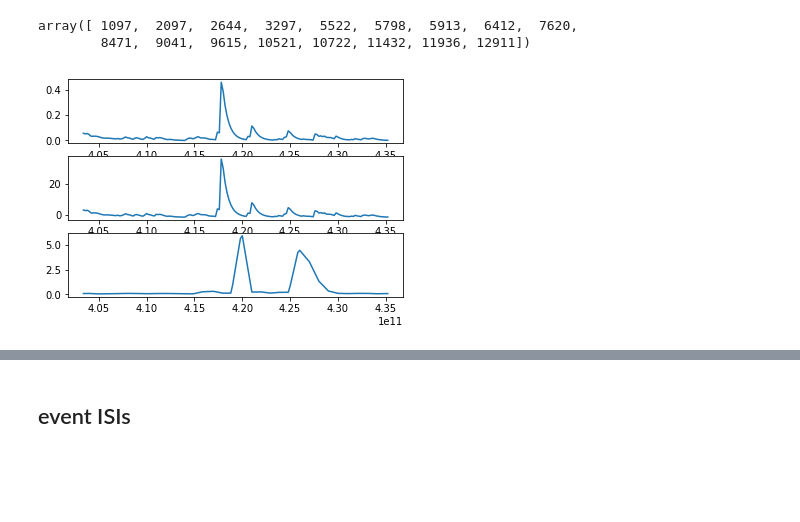
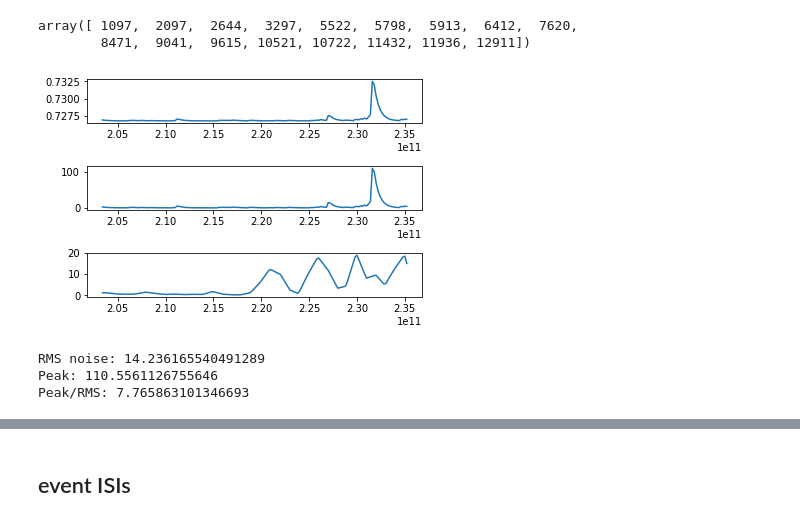
Before and after one commit to marburyvthesea/post_cnmfe_analysis, a Jupyter notebook: openfield_analysis/triggered_averaging/triggered_averaging_group_new_z_score.ipynb, the cells around one changed output, grey strips where cells are left out. Saved outputs shown, nothing was run; the diff lists cells and outputs as text; code cells hidden in the pictures; blank space fills up the shorter version.

```diff
--- a/openfield_analysis/triggered_averaging/triggered_averaging_group_new_z_score.ipynb
+++ b/openfield_analysis/triggered_averaging/triggered_averaging_group_new_z_score.ipynb
@@ -49,3 +72,8 @@ CNMFE_dir_paths_list = [str(cnmfe_base_dir+fname) for fname in wt_CNMFE_files]
+# %%
+interpolated = utils_jjm.prepare_timedelta_dfs(tracking_file)
+# %%
+com_df, spatial_components = utils_jjm.return_spatial_info(CNMFE_file, 0.6)
+cell_contours, for_dims = utils_jjm.create_contour_layouts(spatial_components)
 # %%
 binning_time = 1 # seconds
 body_part_for_tracking = 'tail_base' #
@@ -53,9 +81,9 @@ body_part_for_tracking = 'tail_base' #
 grouped_raw_data = {}
 success = []
 failed = []
-for CNMFE_file, tracking_file in zip(CNMFE_dir_paths_list, tracking_files):
-    #print(CNMFE_file)
-    #print(tracking_file)
+for CNMFE_file, tracking_file in zip(CNMFE_dir_paths_list[0:1], tracking_files[0:1]):
+    print(CNMFE_file)
+    print(tracking_file)
     try:
         # load cell fluorescence
         cell_fluorescence = sio.loadmat(CNMFE_file)
@@ -118,3 +171,8 @@ C_norm_df.loc['GRIN039_H12_M26_S54'].head()
+# %%
+#bin by activity threshold (body_part, resting_time_threshold, active_time_threshold, crossing_threshold, resting_threshold, activity_threshold)
+binned_velocity_df = pd.DataFrame([dlc_utils.bin_by_activity_threshold(V_df.loc[session]['tail_base'], 80, 20, 1, 2, 3)
+                                for session in list(grouped_raw_data.keys())], index=list(grouped_raw_data.keys()))
+binned_velocity_df = binned_velocity_df.transpose()
 # %%
 #need to make sure x axis from velocity binned df matches axis from grouped raw data
 # %%
@@ -171,14 +231,25 @@ array([ 1097,  2097,  2644,  3297,  5522,  5798,  5913,  6412,  7620,
 # %%
 ##plot individual cell activity
 #raw "pre z score" region
 #zscores
 #velocity
-sample = sample_crossing_indicies[1]
-cell = 2
+sample = sample_crossing_indicies[0]
+cell = 6
 fig, (ax1, ax2, ax3) = plt.subplots(3)
-ax1.plot(C_norm_df.loc[session].iloc[:,cell][sample-80:sample+80])
-ax2.plot(z_scored_regions_by_session[session][sample].iloc[:,cell])
+ax1.plot(C_norm_df.loc[session][cell][sample-80:sample+80])
+ax2.plot(z_scored_regions_by_session[session][sample][cell])
 ax3.plot(V_df.loc[session]['tail_base'][sample-80:sample+80])
+plt.subplots_adjust(hspace=1)
 plt.show()
+
+#display rms noise for trace
+rms = np.sqrt(np.mean(np.square(z_scored_regions_by_session[session][sample][cell])))
+peak = np.max(z_scored_regions_by_session[session][sample][cell])
+print('RMS noise:', rms)
+print('Peak:', peak)
+print('Peak/RMS:', peak/rms)
 # %% [output]
-[figure, old version]
+[figure, new version]
+RMS noise: 14.236165540491289
+Peak: 110.5561126755646
+Peak/RMS: 7.765863101346693
```
Also changed, not shown: parts of 19 cells of this notebook, 2 other files.
